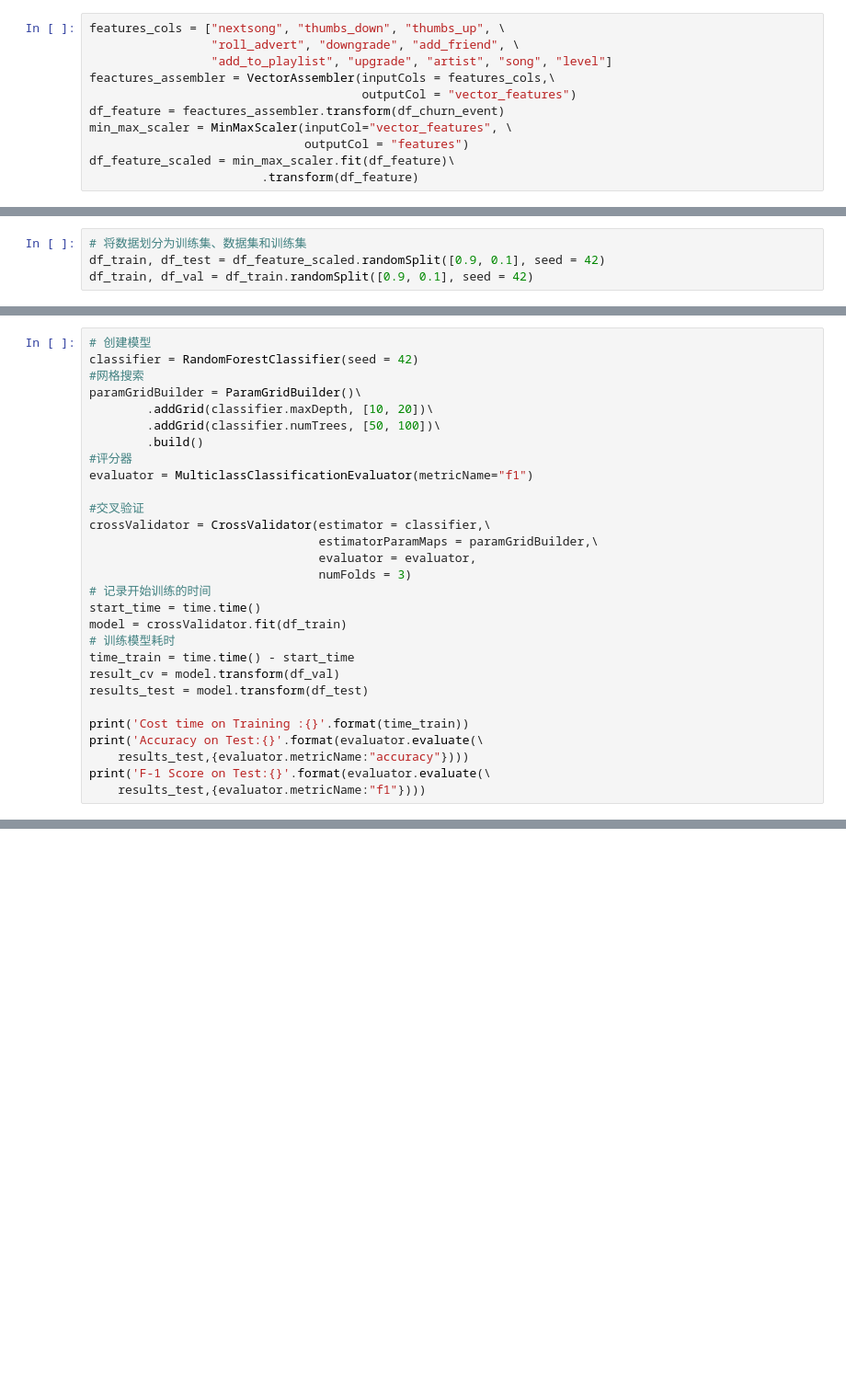
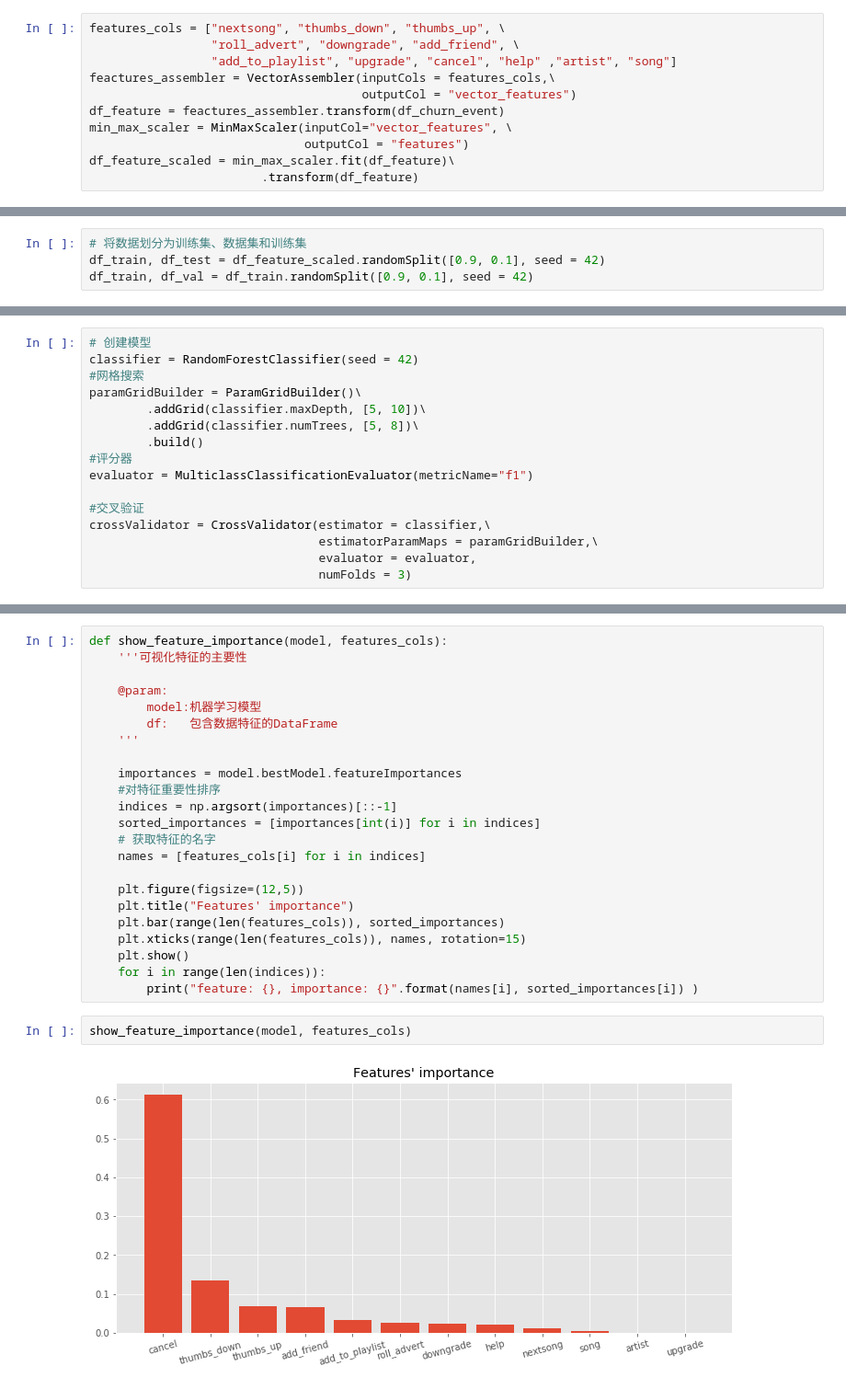
Before and after one commit to DepInjoy/DM, a Jupyter notebook: jupyters/Sparkify-zh/Sparkify-zh.ipynb, the cells around one changed output, grey strips where cells are left out. Shown: that part at 92% size. Cells and saved outputs as stored; diff of their text form; blank space fills up the shorter version.

```diff
--- a/jupyters/Sparkify-zh/Sparkify-zh.ipynb
+++ b/jupyters/Sparkify-zh/Sparkify-zh.ipynb
@@ -485,7 +485,7 @@ df_churn_event = df_churn_event.withColumn(
 # %%
 features_cols = ["nextsong", "thumbs_down", "thumbs_up", \
                  "roll_advert", "downgrade", "add_friend", \
-                 "add_to_playlist", "upgrade", "artist", "song", "level"]
+                 "add_to_playlist", "upgrade", "cancel", "help" ,"artist", "song"]
 feactures_assembler = VectorAssembler(inputCols = features_cols,\
                                       outputCol = "vector_features")
 df_feature = feactures_assembler.transform(df_churn_event)
@@ -516,8 +516,8 @@ df_train, df_val = df_train.randomSplit([0.9, 0.1], seed = 42)
 classifier = RandomForestClassifier(seed = 42)
 #网格搜索
 paramGridBuilder = ParamGridBuilder()\
-        .addGrid(classifier.maxDepth, [10, 20])\
-        .addGrid(classifier.numTrees, [50, 100])\
+        .addGrid(classifier.maxDepth, [5, 10])\
+        .addGrid(classifier.numTrees, [5, 8])\
         .build()
 #评分器
 evaluator = MulticlassClassificationEvaluator(metricName="f1")
@@ -527,16 +527,3 @@ crossValidator = CrossValidator(estimator = classifier,\
                                 estimatorParamMaps = paramGridBuilder,\
                                 evaluator = evaluator,
                                 numFolds = 3)
-# 记录开始训练的时间
-start_time = time.time()
-model = crossValidator.fit(df_train)
-# 训练模型耗时
-time_train = time.time() - start_time
-result_cv = model.transform(df_val)
-results_test = model.transform(df_test)
-
-print('Cost time on Training :{}'.format(time_train))
-print('Accuracy on Test:{}'.format(evaluator.evaluate(\
-    results_test,{evaluator.metricName:"accuracy"})))
-print('F-1 Score on Test:{}'.format(evaluator.evaluate(\
-    results_test,{evaluator.metricName:"f1"})))
@@ -551,0 +575,27 @@ F-1 Score on Test:0.8366013071895425
+# %%
+def show_feature_importance(model, features_cols):
+    '''可视化特征的主要性
+
+    @param:
+        model:机器学习模型
+        df:   包含数据特征的DataFrame
+    '''
+
+    importances = model.bestModel.featureImportances
+    #对特征重要性排序
+    indices = np.argsort(importances)[::-1]
+    sorted_importances = [importances[int(i)] for i in indices]
+    # 获取特征的名字
+    names = [features_cols[i] for i in indices]
+
+    plt.figure(figsize=(12,5))
+    plt.title("Features' importance")
+    plt.bar(range(len(features_cols)), sorted_importances)
+    plt.xticks(range(len(features_cols)), names, rotation=15)
+    plt.show()
+    for i in range(len(indices)):
+        print("feature: {}, importance: {}".format(names[i], sorted_importances[i]) )
+# %%
+show_feature_importance(model, features_cols)
+# %% [output]
+[figure, added]
```
Also changed, not shown: parts of 13 cells of this notebook, 2 other files.
